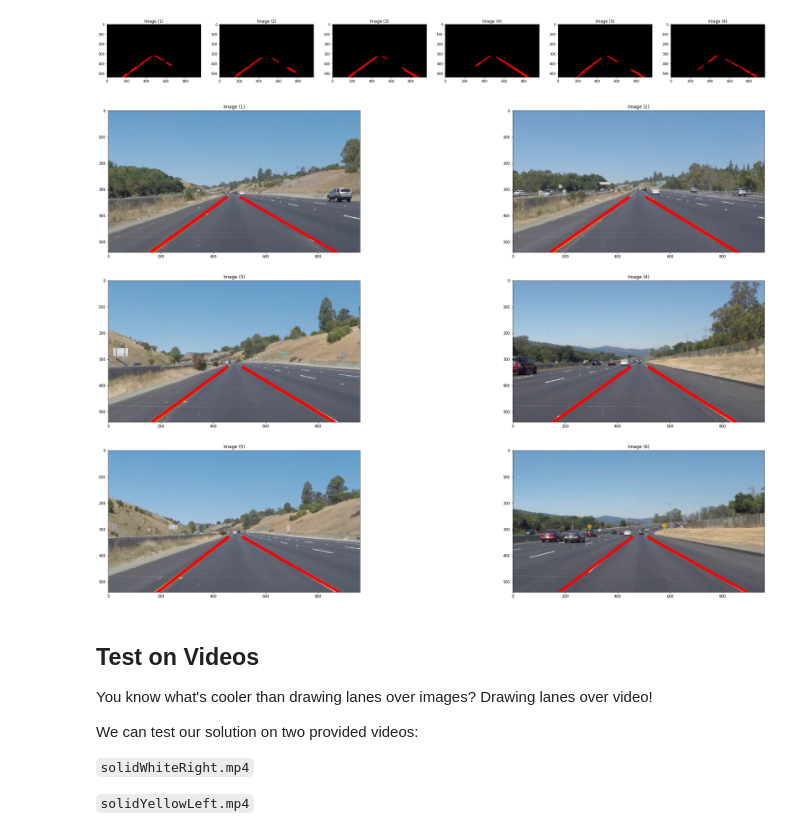
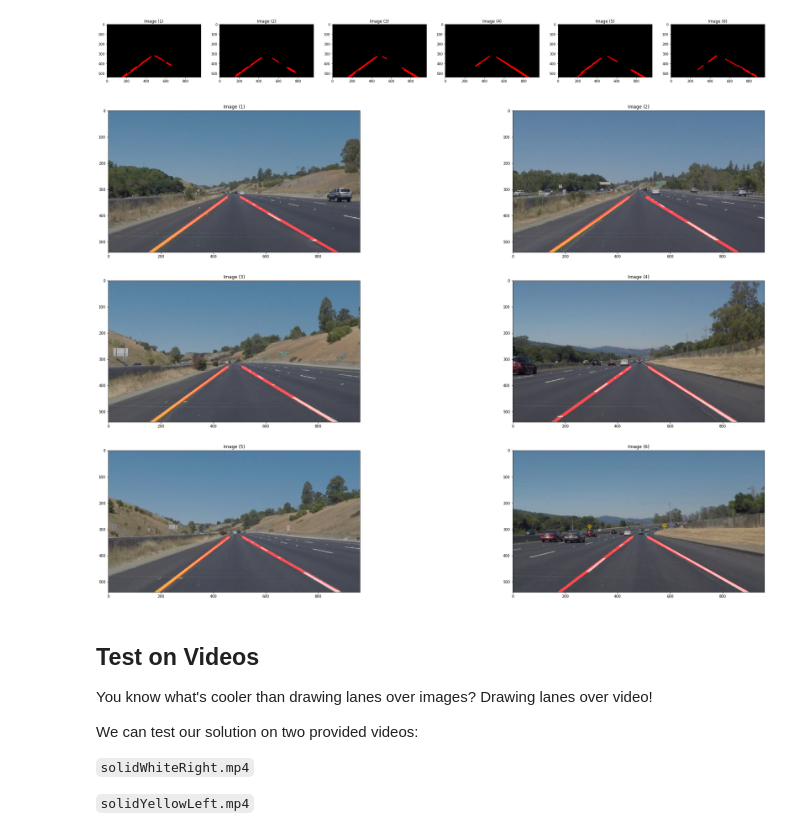
Before and after one commit to EricHodgins/SDCND-P1-Finding_Lane_Lines, a Jupyter notebook: P1.ipynb, the cells around one changed output. Saved outputs shown, nothing was run; the diff lists cells and outputs as text; code cells hidden in the pictures.

```diff
--- a/P1.ipynb
+++ b/P1.ipynb
@@ -348,37 +348,42 @@ def separate_lines(lines):
 
 def extrapolate_line_data(img, left_x, left_y, right_x, right_y):
     max_line_height = 330
     left_coefs = np.polyfit(left_x, left_y, 1)
     right_coefs = np.polyfit(right_x, right_y, 1) #slope, b
 
     left_max_x = int((img.shape[0] - left_coefs[1]) / left_coefs[0])
     left_min_x = int((max_line_height - left_coefs[1]) / left_coefs[0])
     left_line = [[[left_max_x, img.shape[0], left_min_x, max_line_height]]]
 
     right_max_x = int((img.shape[0] - right_coefs[1]) / right_coefs[0])
     right_min_x = int((max_line_height - right_coefs[1]) / right_coefs[0])
     right_line = [[[right_max_x, img.shape[0], right_min_x, max_line_height]]]
 
     return left_line, right_line
 
 def draw_line_on_all_images():
     original_images = all_images()
+    weighted_images = []
     max_line_height = 330
     for idx, hough_lines in enumerate(lines_from_hough):
 
         left_x, left_y, right_x, right_y = separate_lines(hough_lines)
         img = original_images[idx]
         line_left, line_right = extrapolate_line_data(img, left_x, left_y, right_x, right_y)
 
-        draw_lines(original_images[idx], line_right)
-        draw_lines(original_images[idx], line_left)
+        i = np.copy(original_images[idx])
+        i[:,:] = [0,0,0]
+        draw_lines(i, line_right)
+        draw_lines(i, line_left)
+        i = weighted_img(i, original_images[idx])
+        weighted_images.append(i)
 
-    show_images(original_images, 3)
+    show_images(weighted_images, 3)
 
 
 draw_line_on_all_images()
 # %% [output]
-[figure, old version]
+[figure, new version]
 # %% [markdown]
 ## Test on Videos
 
```
Also changed, not shown: parts of 4 cells of this notebook, 3 other files.
